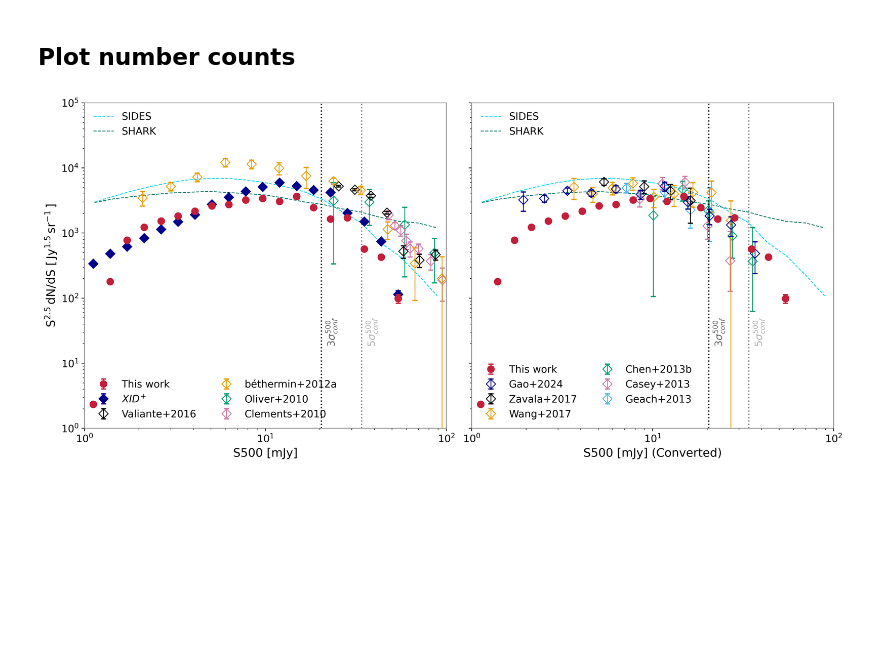
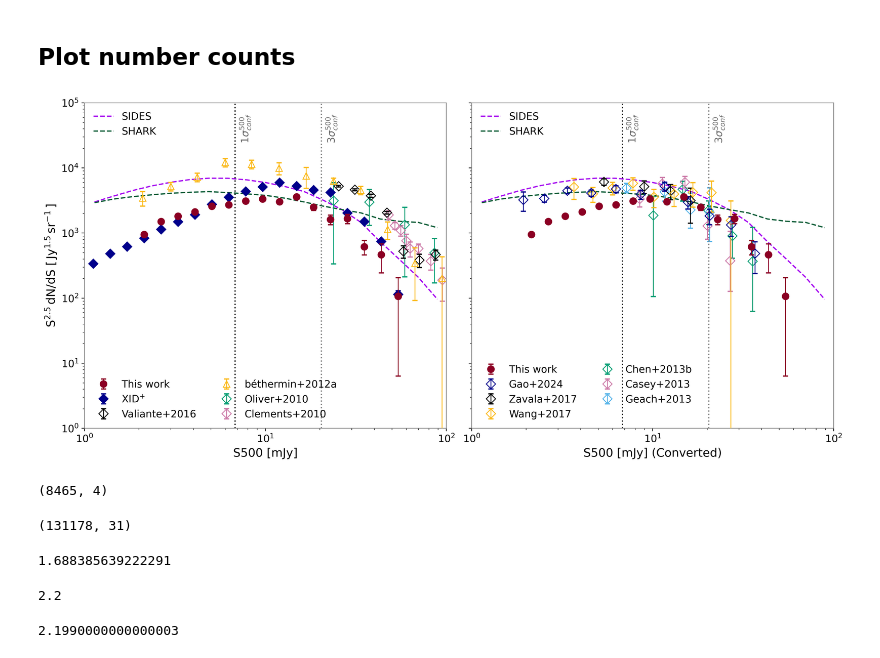
Before and after one commit to dennmartko/SPIRE-SR-AI, a Jupyter notebook: dev/notebooks/number_counts.ipynb, the cells around one changed output. Saved outputs shown, nothing was run; the diff lists cells and outputs as text; code cells hidden in the pictures; blank space fills up the shorter version.

```diff
--- a/dev/notebooks/number_counts.ipynb
+++ b/dev/notebooks/number_counts.ipynb
@@ -45,3 +45,6 @@ sr_area = 1.96
+# %%
+# Cut the SR catalog to only include sources >= 2 mJy
+sr_cat = sr_cat[sr_cat['S500SR'] >= 2e-3]
 # %% [markdown]
 ## Compute the number counts
 # %%
@@ -203,26 +276,26 @@ geach_flux, renormalized_counts_geach, err1_geach, err2_geach = renormalize_coun
 ## Plot number counts
 # %%
 sim_data = [
-    {"flux": flux_sides, "renormalized_counts": renormalized_counts_sides, "label": "SIDES", "color": "#04D4F0", "zorder":1},
+    {"flux": flux_sides, "renormalized_counts": renormalized_counts_sides, "label": "SIDES", "color": "#A504F0", "zorder":1, "lw":1.5},
     # {"flux": flux_spritz, "renormalized_counts": renormalized_counts_spritz, "label": "SPRITZ", "color": '#BF40BF', "zorder":1},
-    {"flux": flux_shark, "renormalized_counts": renormalized_counts_shark, "label": "SHARK", "color": '#107869', "zorder":1}
+    {"flux": flux_shark, "renormalized_counts": renormalized_counts_shark, "label": "SHARK", "color": '#0a5c36', "zorder":1, "lw":1.5}
 ]
 
 obs_data_herschel500 = [
-    {"flux": flux_sr, "renormalized_counts": renormalized_counts_sr, "u_err": err_sr, "l_err": err_sr, "label": "This work", "color": '#C41E3A', "fmt":"o", 'mfc':'#C41E3A', "zorder":5},
-    {"flux": flux_xid, "renormalized_counts": renormalized_counts_xid, "u_err": err_xid, "l_err": err_xid, "label": r"$XID^{+}$", "color": '#00008B', "fmt":"D", "mfc":'#00008B', "zorder":4},
+    {"flux": flux_sr, "renormalized_counts": renormalized_counts_sr, "u_err": err_sr, "l_err": err_sr, "label": "This work", "color": '#8b0023', "fmt":"o", 'mfc':'#8b0023', "zorder":5},
+    {"flux": flux_xid, "renormalized_counts": renormalized_counts_xid, "u_err": err_xid, "l_err": err_xid, "label": r"XID$^{+}$", "color": '#00008B', "fmt":"D", "mfc":'#00008B', "zorder":4},
     {"flux": valiante_flux, "renormalized_counts": renormalized_counts_valiante, "u_err": err_valiante, "l_err": err_valiante, "label": "Valiante+2016", "color": '#000000', "fmt":"D", "mfc":'none', "zorder":3},
-    {"flux": bethermin_flux, "renormalized_counts": renormalized_counts_bethermin, "u_err": err_bethermin, "l_err": err_bethermin, "label": "béthermin+2012a", "color": '#E69F00', "fmt":"D", "mfc":'none', "zorder":3},
+    {"flux": bethermin_flux, "renormalized_counts": renormalized_counts_bethermin, "u_err": err_bethermin, "l_err": err_bethermin, "label": "béthermin+2012a", "color": '#fbb917', "fmt":"^", "mfc":'none', "zorder":3},
     {"flux": oliver_flux, "renormalized_counts": renormalized_counts_oliver, "u_err": err_oliver, "l_err": err_oliver, "label": "Oliver+2010", "color": '#009E73', "fmt":"D", "mfc":'none', "zorder":2},
     {"flux": clements_flux, "renormalized_counts": renormalized_counts_clements, "u_err": err_clements, "l_err": err_clements, "label": "Clements+2010", "color": '#CC79A7', "fmt":"D", "mfc":'none', "zorder":2},
 
 ]
 
 obs_data_sc450 = [
-    {"flux": flux_sr, "renormalized_counts": renormalized_counts_sr, "u_err": err_sr, "l_err": err_sr, "label": "This work", "color": '#C41E3A', "fmt":"o", 'mfc':'#C41E3A', "zorder":5},
+    {"flux": flux_sr, "renormalized_counts": renormalized_counts_sr, "u_err": err_sr, "l_err": err_sr, "label": "This work", "color": '#8b0023', "fmt":"o", 'mfc':'#8b0023', "zorder":5},
     {"flux": gao_flux, "renormalized_counts": renormalized_counts_gao, "u_err": err_gao, "l_err": err_gao, "label": "Gao+2024", "color": '#00008B', "fmt":"D", "mfc":'none', "zorder":4},
     {"flux": zavala_flux, "renormalized_counts": renormalized_counts_zavala, "u_err": err_zavala, "l_err": err_zavala, "label": "Zavala+2017", "color": '#000000', "fmt":"D", "mfc":'none', "zorder":3},
-    {"flux": wang_flux, "renormalized_counts": renormalized_counts_wang, "u_err": err_wang, "l_err": err_wang, "label": "Wang+2017", "color": '#E69F00', "fmt":"D", "mfc":'none', "zorder":3},
+    {"flux": wang_flux, "renormalized_counts": renormalized_counts_wang, "u_err": err_wang, "l_err": err_wang, "label": "Wang+2017", "color": '#fbb917', "fmt":"D", "mfc":'none', "zorder":3},
     {"flux": chen_flux, "renormalized_counts": renormalized_counts_chen, "u_err": err1_chen, "l_err": err2_chen, "label": "Chen+2013b", "color": '#009E73', "fmt":"D", "mfc":'none', "zorder":2},
     {"flux": casey_flux, "renormalized_counts": renormalized_counts_casey, "u_err": err1_casey, "l_err": err2_casey, "label": "Casey+2013", "color": '#CC79A7', "fmt":"D", "mfc":'none', "zorder":2},
     {"flux": geach_flux, "renormalized_counts": renormalized_counts_geach, "u_err": err1_geach, "l_err": err2_geach, "label": "Geach+2013", "color": '#56B4E9', "fmt":"D", "mfc":'none', "zorder":2},
@@ -239,7 +312,8 @@ def number_count_plot(sim_data, obs_data, ax, xylabel, sigma_confusion):
     # First, plot the simulated data
     sim_handles = []
     for data_dict in sim_data:
-        handle = ax.plot(data_dict["flux"], data_dict["renormalized_counts"], linestyle='--', color=data_dict["color"], label=data_dict["label"], lw=1, zorder=data_dict["zorder"])
+        handle = ax.plot(data_dict["flux"], data_dict["renormalized_counts"], linestyle='--', color=data_dict["color"], label=data_dict["label"],
+                         lw=1 if "lw" not in data_dict.keys() else data_dict["lw"], zorder=data_dict["zorder"])
         sim_handles.append(handle[0])  # Append the line handle directly
 
     obs_handles = []
@@ -252,42 +326,61 @@ def number_count_plot(sim_data, obs_data, ax, xylabel, sigma_confusion):
         obs_handles.append(handle)  # This will be a tuple, keep it as is
 
     # Add vertical lines for 3σ and 5σ confusion levels
-    ax.axvline(3 * sigma_confusion, color='black', linestyle=':', lw=1.5)
-    ax.axvline(5 * sigma_confusion, color='gray', linestyle=':', lw=1.5)
+    ax.axvline(1 * sigma_confusion, color='black', linestyle=':', lw=1.5)
+    ax.axvline(3 * sigma_confusion, color='gray', linestyle=':', lw=1.5)
 
     # Annotate confusion levels
-    ax.text(3 * sigma_confusion * 1.05, 3e1, r'3$\sigma^{500}_{conf}$', color='black', fontsize=12, rotation=90, va='center', alpha=0.6)
-    ax.text(5 * sigma_confusion * 1.05, 3e1, r'5$\sigma^{500}_{conf}$', color='gray', fontsize=12, rotation=90, va='center', alpha=0.6)
+    ax.text(1 * sigma_confusion * 1.05, 4e4, r'1$\sigma^{500}_{conf}$', color='black', fontsize=12, rotation=90, va='center', alpha=0.6)
+    ax.text(3 * sigma_confusion * 1.05, 4e4, r'3$\sigma^{500}_{conf}$', color='black', fontsize=12, rotation=90, va='center', alpha=0.6)
 
     # Labels and grid for first plot
     ax.set_xlabel(xylabel[0], fontsize=14)
     ax.set_ylabel(xylabel[1], fontsize=14)
     plt.setp(ax.get_xticklabels(), fontsize=12)
     plt.setp(ax.get_yticklabels(), fontsize=12)
 
     # Create legends for simulated and observational data separately
     legend1 = ax.legend(handles=sim_handles, labels=[data_dict["label"] for data_dict in sim_data], loc='upper left', fontsize=12, frameon=False)
     legend2 = ax.legend(handles=obs_handles, labels=[data_dict["label"] for data_dict in obs_data], loc='lower left', fontsize=12, frameon=False, ncol=2)
 
     ax.add_artist(legend1)
 
     # More focus on content
     ax.spines['top'].set_color('gray')
     ax.spines['bottom'].set_color('gray')
     ax.spines['right'].set_color('gray')
     ax.spines['left'].set_color('gray')
 
-sigma_confusion_herschel = 6.8
-sigma_confusion_sc = 0.6
+sigma_conf = 6.8
 
 # Figure, with Y-axis shared
 fig, (ax1, ax2) = plt.subplots(1, 2, figsize=(16, 7), sharey=True, gridspec_kw={'wspace': .07}, dpi=350)
 
-number_count_plot(sim_data, obs_data_herschel500, ax1, xylabel=['S500 [mJy]', r'$ \text{S}^{2.5}\, \text{dN/dS} \, \, [\, \mathrm{Jy}^{1.5} \, \mathrm{sr}^{-1}\,]$'], sigma_confusion=sigma_confusion_herschel)
-number_count_plot(sim_data, obs_data_sc450, ax2, xylabel=['S500 [mJy] (Converted)', ''], sigma_confusion=sigma_confusion_herschel)
+number_count_plot(sim_data, obs_data_herschel500, ax1, xylabel=['S500 [mJy]', r'$ \text{S}^{2.5}\, \text{dN/dS} \, \, [\, \mathrm{Jy}^{1.5} \, \mathrm{sr}^{-1}\,]$'], sigma_confusion=sigma_conf)
+number_count_plot(sim_data, obs_data_sc450, ax2, xylabel=['S500 [mJy] (Converted)', ''], sigma_confusion=sigma_conf)
 
 # Adjust layout to make sure everything fits well
-plt.savefig("number_counts.png", bbox_inches='tight')
+plt.savefig("number_counts.pdf", bbox_inches='tight')
 plt.show()
 # %% [output]
-[figure, old version]
+[figure, new version]
+# %%
+sr_cat.shape
+# %% [output]
+(8465, 4)
+# %%
+xid_cat.shape
+# %% [output]
+(131178, 31)
+# %%
+xid_area
+# %% [output]
+1.688385639222291
+# %%
+sr_area
+# %% [output]
+2.2
+# %%
+(150.85 - 149.35) * (2.966 - 1.5)
+# %% [output]
+2.1990000000000003
```
Also changed, not shown: parts of 6 cells of this notebook, 27 other files.
